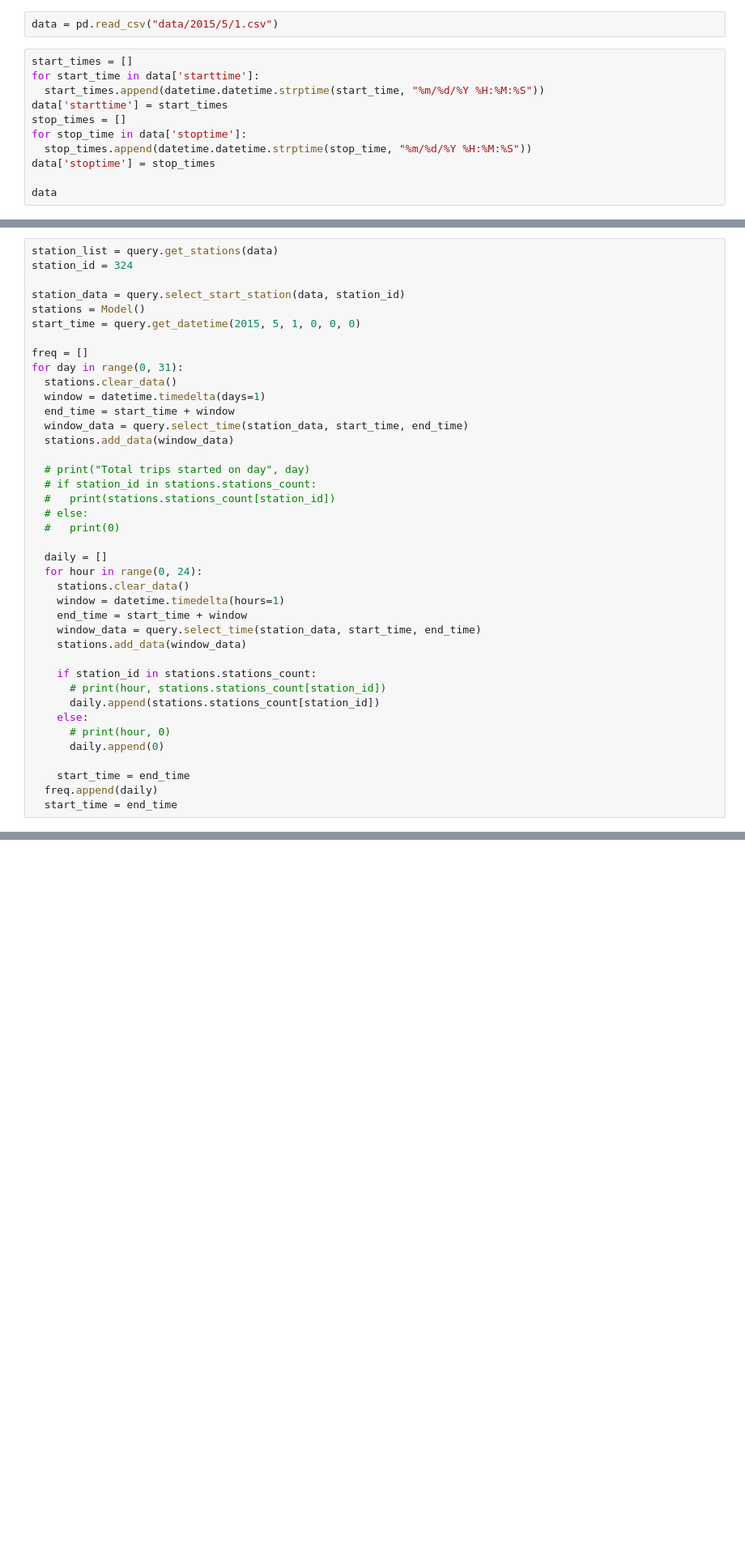
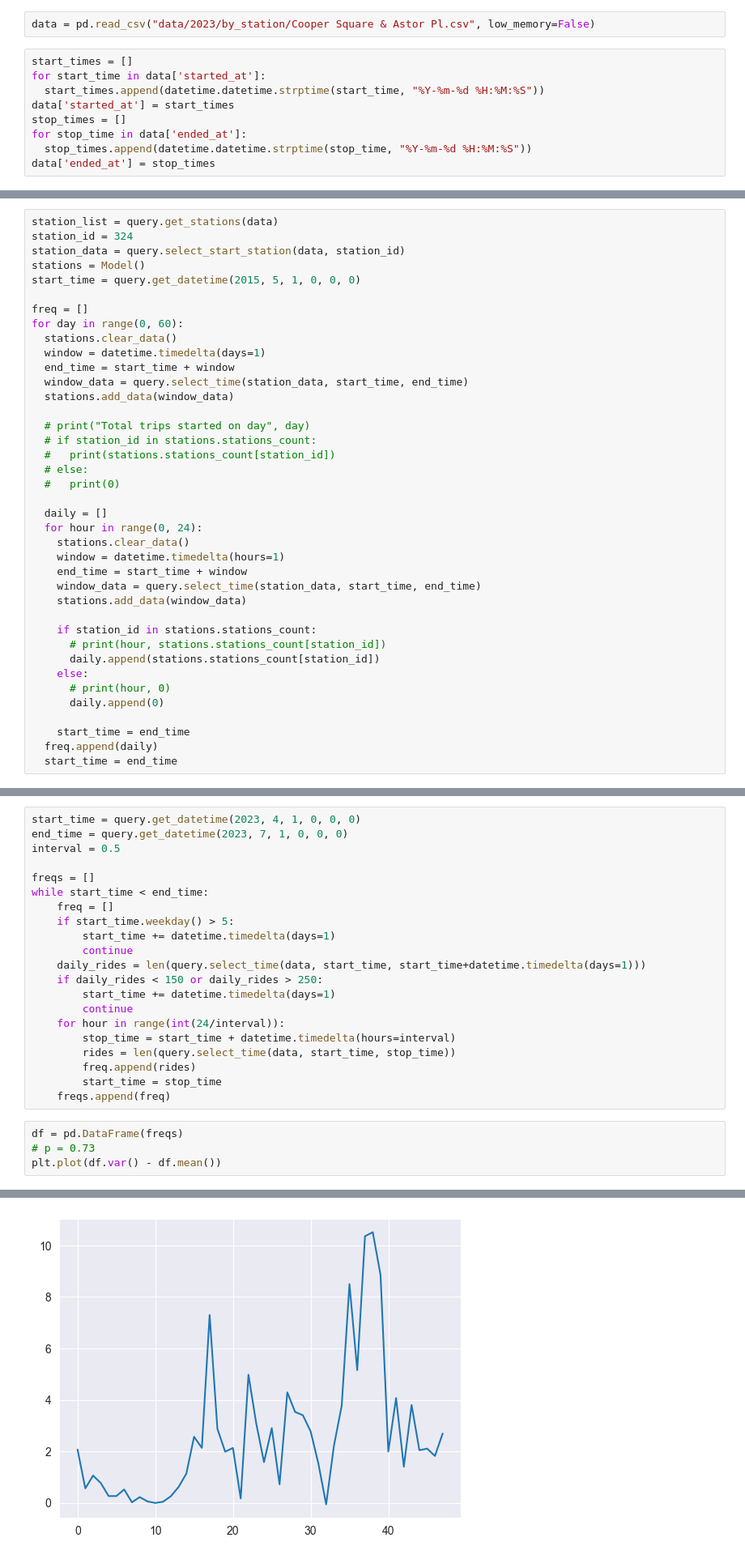
Before and after one commit to jarrettreimers/CSUREMM, a Jupyter notebook: Jarrett.ipynb, the cells around one changed output, grey strips where cells are left out. Shown at 81% size. Saved outputs shown, nothing was run; the diff lists cells and outputs as text; blank space fills up the shorter version.

```diff
--- a/Jarrett.ipynb
+++ b/Jarrett.ipynb
@@ -21,13 +28,11 @@ import seaborn as sns
 # %%
-data = pd.read_csv("data/2015/5/1.csv")
+data = pd.read_csv("data/2023/by_station/Cooper Square & Astor Pl.csv", low_memory=False)
 # %%
 start_times = []
-for start_time in data['starttime']:
-  start_times.append(datetime.datetime.strptime(start_time, "%m/%d/%Y %H:%M:%S"))
-data['starttime'] = start_times
+for start_time in data['started_at']:
+  start_times.append(datetime.datetime.strptime(start_time, "%Y-%m-%d %H:%M:%S"))
+data['started_at'] = start_times
 stop_times = []
-for stop_time in data['stoptime']:
-  stop_times.append(datetime.datetime.strptime(stop_time, "%m/%d/%Y %H:%M:%S"))
-data['stoptime'] = stop_times
-
-data
+for stop_time in data['ended_at']:
+  stop_times.append(datetime.datetime.strptime(stop_time, "%Y-%m-%d %H:%M:%S"))
+data['ended_at'] = stop_times
@@ -48,13 +39,12 @@ data
 # %%
 station_list = query.get_stations(data)
 station_id = 324
-
 station_data = query.select_start_station(data, station_id)
 stations = Model()
 start_time = query.get_datetime(2015, 5, 1, 0, 0, 0)
 
 freq = []
-for day in range(0, 31):
+for day in range(0, 60):
   stations.clear_data()
   window = datetime.timedelta(days=1)
   end_time = start_time + window
@@ -92,0 +80,26 @@ sns.heatmap(freq)
+# %%
+start_time = query.get_datetime(2023, 4, 1, 0, 0, 0)
+end_time = query.get_datetime(2023, 7, 1, 0, 0, 0)
+interval = 0.5
+
+freqs = []
+while start_time < end_time:
+    freq = []
+    if start_time.weekday() > 5:
+        start_time += datetime.timedelta(days=1)
+        continue
+    daily_rides = len(query.select_time(data, start_time, start_time+datetime.timedelta(days=1)))
+    if daily_rides < 150 or daily_rides > 250:
+        start_time += datetime.timedelta(days=1)
+        continue
+    for hour in range(int(24/interval)):
+        stop_time = start_time + datetime.timedelta(hours=interval)
+        rides = len(query.select_time(data, start_time, stop_time))
+        freq.append(rides)
+        start_time = stop_time
+    freqs.append(freq)
+# %%
+df = pd.DataFrame(freqs)
+# p = 0.73
+plt.plot(df.var() - df.mean())
+# %% [output]
@@ -92,0 +107 @@ sns.heatmap(freq)
+[figure, added]
```
Also changed, not shown: parts of 19 cells of this notebook, 31 other files.
